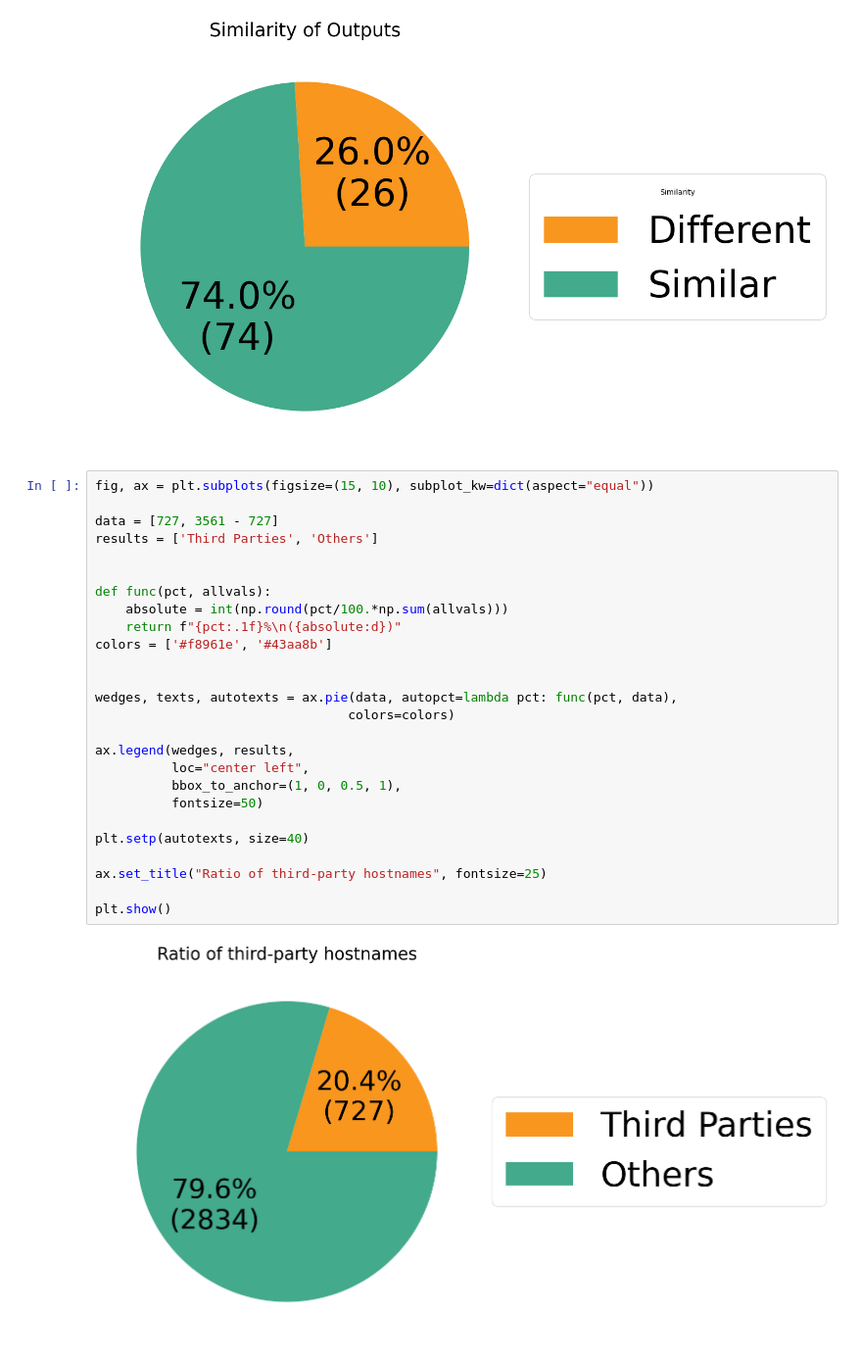
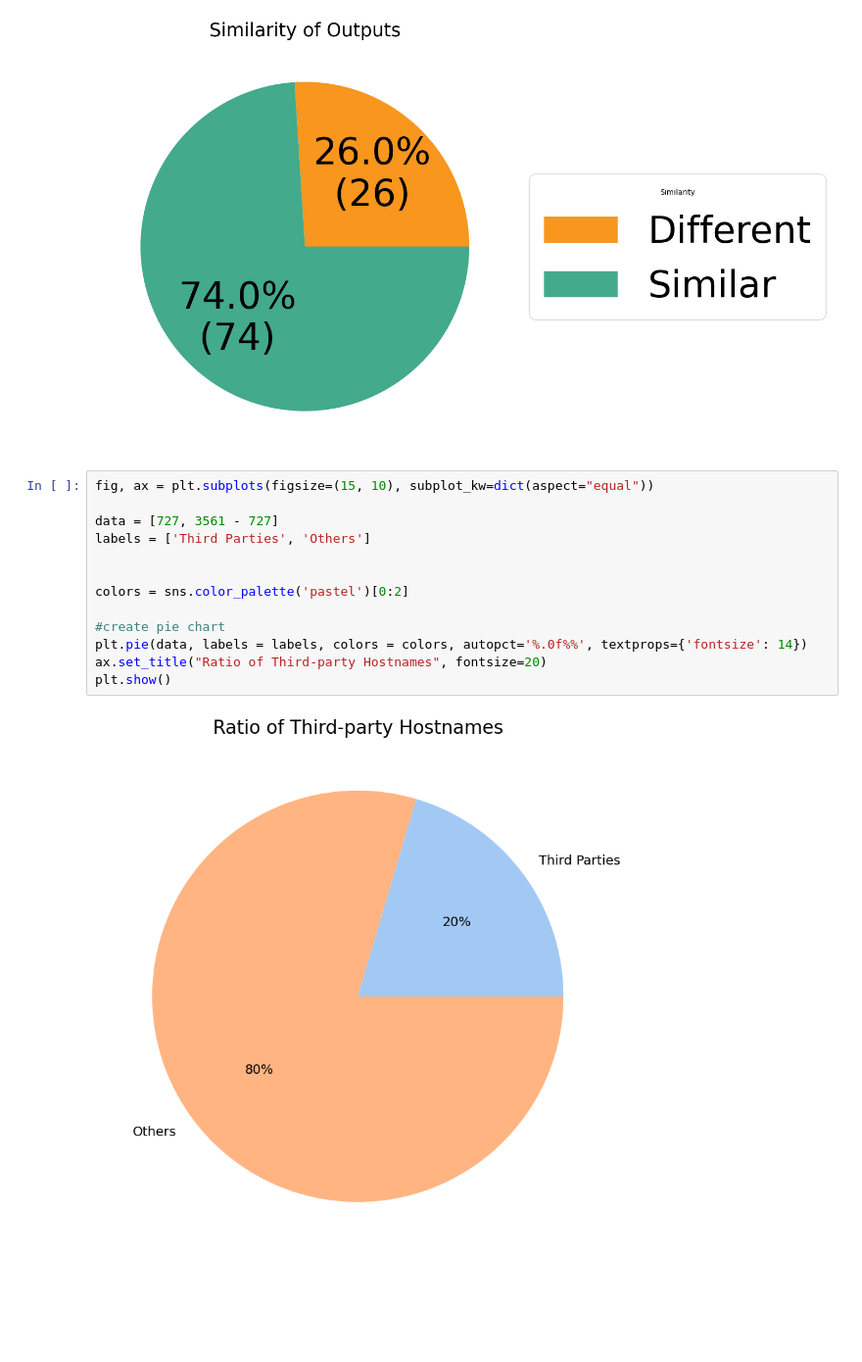
Before and after one commit to HAoRAn-W/ECE-GY-9393-IoT-Security, a Jupyter notebook: code/jupyter/plots_pie.ipynb, the cells around one changed output. Shown: that part at 98% size. Drawn from its saved outputs; the diff is of its cells as text; blank space fills up the shorter version.

Commit message:
updated plots and data

```diff
--- a/code/jupyter/plots_pie.ipynb
+++ b/code/jupyter/plots_pie.ipynb
@@ -33,28 +34,15 @@ plt.show()
 # %%
 fig, ax = plt.subplots(figsize=(15, 10), subplot_kw=dict(aspect="equal"))
 
 data = [727, 3561 - 727]
-results = ['Third Parties', 'Others']
+labels = ['Third Parties', 'Others']
 
 
-def func(pct, allvals):
-    absolute = int(np.round(pct/100.*np.sum(allvals)))
-    return f"{pct:.1f}%\n({absolute:d})"
-colors = ['#f8961e', '#43aa8b']
+colors = sns.color_palette('pastel')[0:2]
 
-
-wedges, texts, autotexts = ax.pie(data, autopct=lambda pct: func(pct, data),
-                                 colors=colors)
-
-ax.legend(wedges, results,
-          loc="center left",
-          bbox_to_anchor=(1, 0, 0.5, 1),
-          fontsize=50)
-
-plt.setp(autotexts, size=40)
-
-ax.set_title("Ratio of third-party hostnames", fontsize=25)
-
+#create pie chart
+plt.pie(data, labels = labels, colors = colors, autopct='%.0f%%', textprops={'fontsize': 14})
+ax.set_title("Ratio of Third-party Hostnames", fontsize=20)
 plt.show()
 # %% [output]
-[figure, old version]
+[figure, new version]
```
Also changed, not shown: parts of 1 cell of this notebook, 6 other files.
